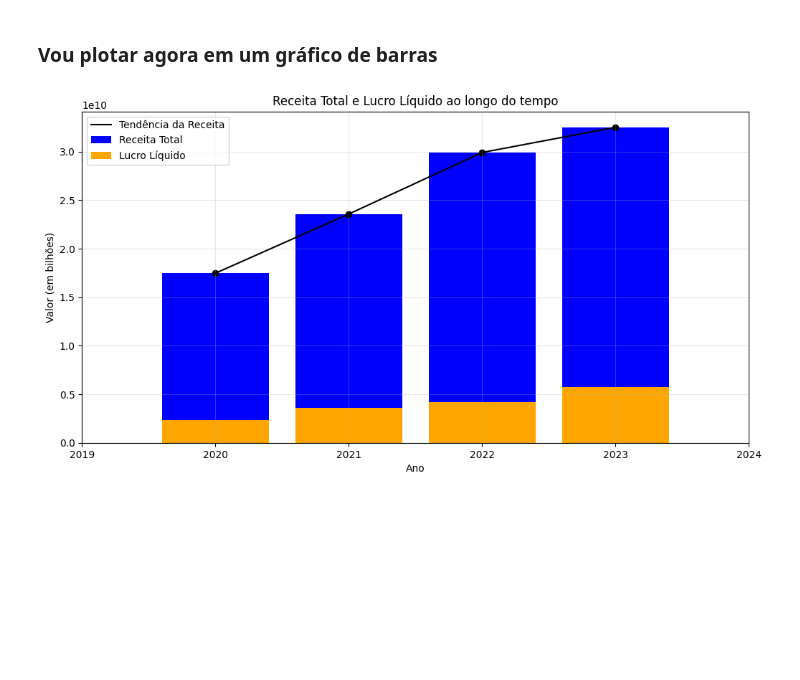
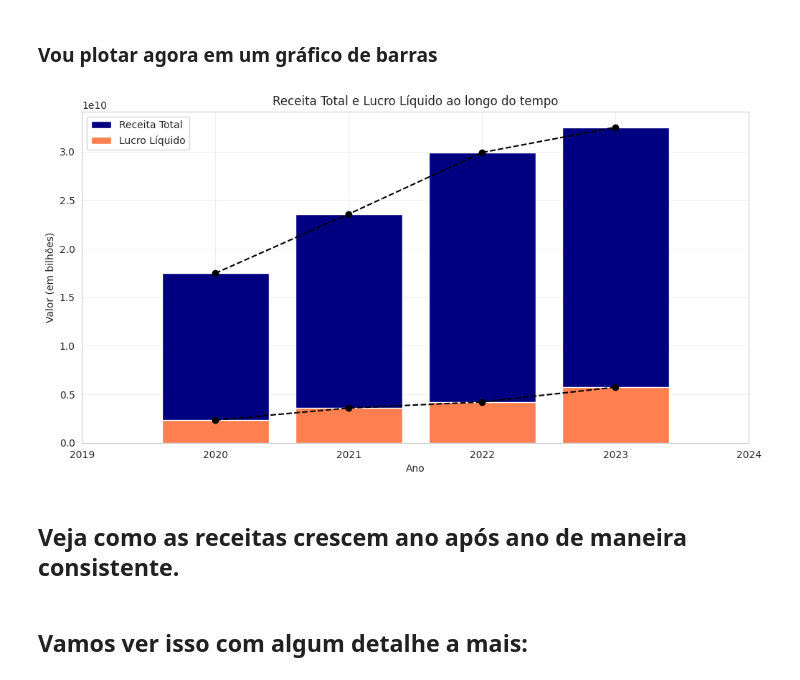
Before and after one commit to jlcamelo2350/Dados-e-automacao, a Jupyter notebook: Análises e automações com Ações da B3/weg_dados/weg1.ipynb, the cells around one changed output. Drawn from its saved outputs; the diff is of its cells as text; code cells hidden in the pictures; blank space fills up the shorter version.

```diff
--- a/Análises e automações com Ações da B3/weg_dados/weg1.ipynb
+++ b/Análises e automações com Ações da B3/weg_dados/weg1.ipynb
@@ -150,0 +207,10 @@ plt.show()
+# %%
+# Criando o box-plot
+sns.set_style('whitegrid')
+plt.figure(figsize=(10, 6))
+sns.boxplot(x='Periodo', y='Preco', data=df_aç, color='blue', showfliers=False)
+plt.title('Distribuição dos Preços das Ações WEGE3 por Período')
+plt.xlabel('Período')
+plt.ylabel('Preço da Ação WEGE3')
+plt.grid(True, alpha = 0.3, linestyle = '--')
+plt.show()
@@ -156,16 +281,21 @@ def DRE():
     tickers = ['WEGE3.SA']
     df1 = []
 
-    # Loop para baixar a Demonstração de Resultados do Exercício da empresa
+    # Loop para baixar a Demonstração de Resultados Anual da empresa
     for ticker in tickers:
         ativo = yf.Ticker(ticker)
-        dre = ativo.financials
-        df1.append(dre.T)
+        dre_anual = ativo.financials
 
-    # Concatenar as Demonstrações de Resultados do Exercício em um único dataframe
+        # Filtrar os dados anuais a partir de 2019
+        dre_anual_filtered = dre_anual.loc[:, dre_anual.columns >= '2019-01-01']
+
+        df1.append(dre_anual_filtered.T)
+
+    # Concatenar as Demonstrações de Resultados Anuais em um único dataframe
     resultado = pd.concat(df1)
     resultado.reset_index(inplace=True)
     resultado.rename(columns={'index': 'Ano'}, inplace=True)
+
     return resultado
 # %% [markdown]
 ### Exibir os dados obtidos:
@@ -193,0 +313,4 @@ print(dre_resultado)
+# %%
+#colocar o dre_resultado indo de 2020 até 2023
+dre_resultado = dre_resultado.iloc[::-1]
+dre_resultado
@@ -223,24 +353,32 @@ dre_resultado['Ano'] = pd.to_datetime(dre_resultado['Ano']).dt.year
 # %%
 # Criar uma figura:
 plt.figure(figsize=(12, 6))
 
 # Plotar os gráficos:
-plt.bar(dre_resultado['Ano'], dre_resultado['Receita Total'], label='Receita Total', color='blue')
+plt.bar(dre_resultado['Ano'], dre_resultado['Receita Total'], label='Receita Total', color='navy')
 plt.scatter(dre_resultado['Ano'], dre_resultado['Receita Total'], color='black')
-plt.plot(dre_resultado['Ano'], dre_resultado['Receita Total'], label = 'Tendência da Receita', color='black')
-plt.bar(dre_resultado['Ano'], dre_resultado['Lucro Líquido'], label='Lucro Líquido', color='orange')
+plt.plot(dre_resultado['Ano'], dre_resultado['Receita Total'], color='black', linestyle = '--')
+
+plt.bar(dre_resultado['Ano'], dre_resultado['Lucro Líquido'], label='Lucro Líquido', color='coral')
+plt.scatter(dre_resultado['Ano'], dre_resultado['Lucro Líquido'], color='black')
+plt.plot(dre_resultado['Ano'], dre_resultado['Lucro Líquido'], color='black', linestyle = '--')
 
 # Nomear os eixos do gráfico
 plt.xlabel('Ano')
 plt.ylabel('Valor (em bilhões)')
 plt.title('Receita Total e Lucro Líquido ao longo do tempo')
 
 plt.xlim(2019, 2024)
+
 # Mostrar a legenda no gráfico
 plt.legend()
 
 # Mostrar as grades no gráfico
 plt.grid(True, alpha=0.3)
 plt.show()
 # %% [output]
-[figure, old version]
+[figure, new version]
+# %% [markdown]
+## Veja como as receitas crescem ano após ano de maneira consistente.
+# %% [markdown]
+## Vamos ver isso com algum detalhe a mais:
```
Also changed, not shown: parts of 71 cells of this notebook.
